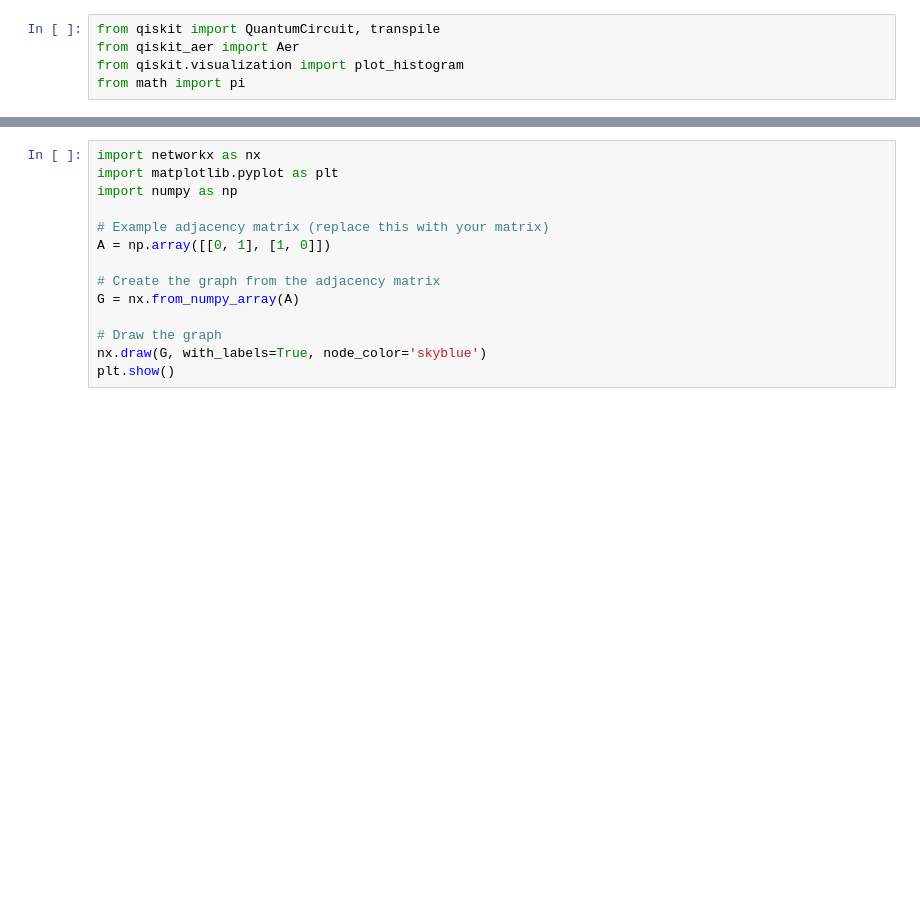
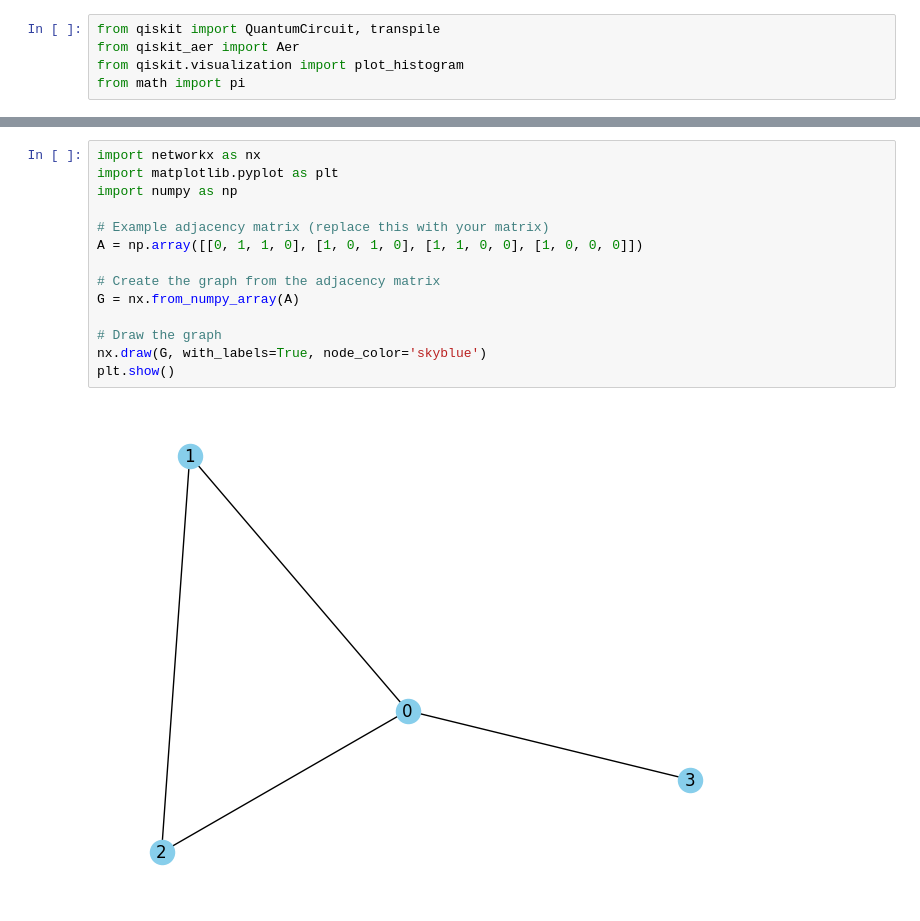
Before and after one commit to acaen007/QuantumPQC, a Jupyter notebook: circuit.ipynb, the cells around one changed output, grey strips where cells are left out. Drawn from its saved outputs; the diff is of its cells as text; blank space fills up the shorter version.

```diff
--- a/circuit.ipynb
+++ b/circuit.ipynb
@@ -38,17 +51,19 @@ plot_histogram(counts)
 # %%
 import networkx as nx
 import matplotlib.pyplot as plt
 import numpy as np
 
 # Example adjacency matrix (replace this with your matrix)
-A = np.array([[0, 1], [1, 0]])
+A = np.array([[0, 1, 1, 0], [1, 0, 1, 0], [1, 1, 0, 0], [1, 0, 0, 0]])
 
 # Create the graph from the adjacency matrix
 G = nx.from_numpy_array(A)
 
 # Draw the graph
 nx.draw(G, with_labels=True, node_color='skyblue')
 plt.show()
+# %% [output]
+[figure, added]
 # %%
 import numpy as np
 from qiskit import QuantumCircuit, transpile
```
Also changed, not shown: parts of 6 cells of this notebook.
